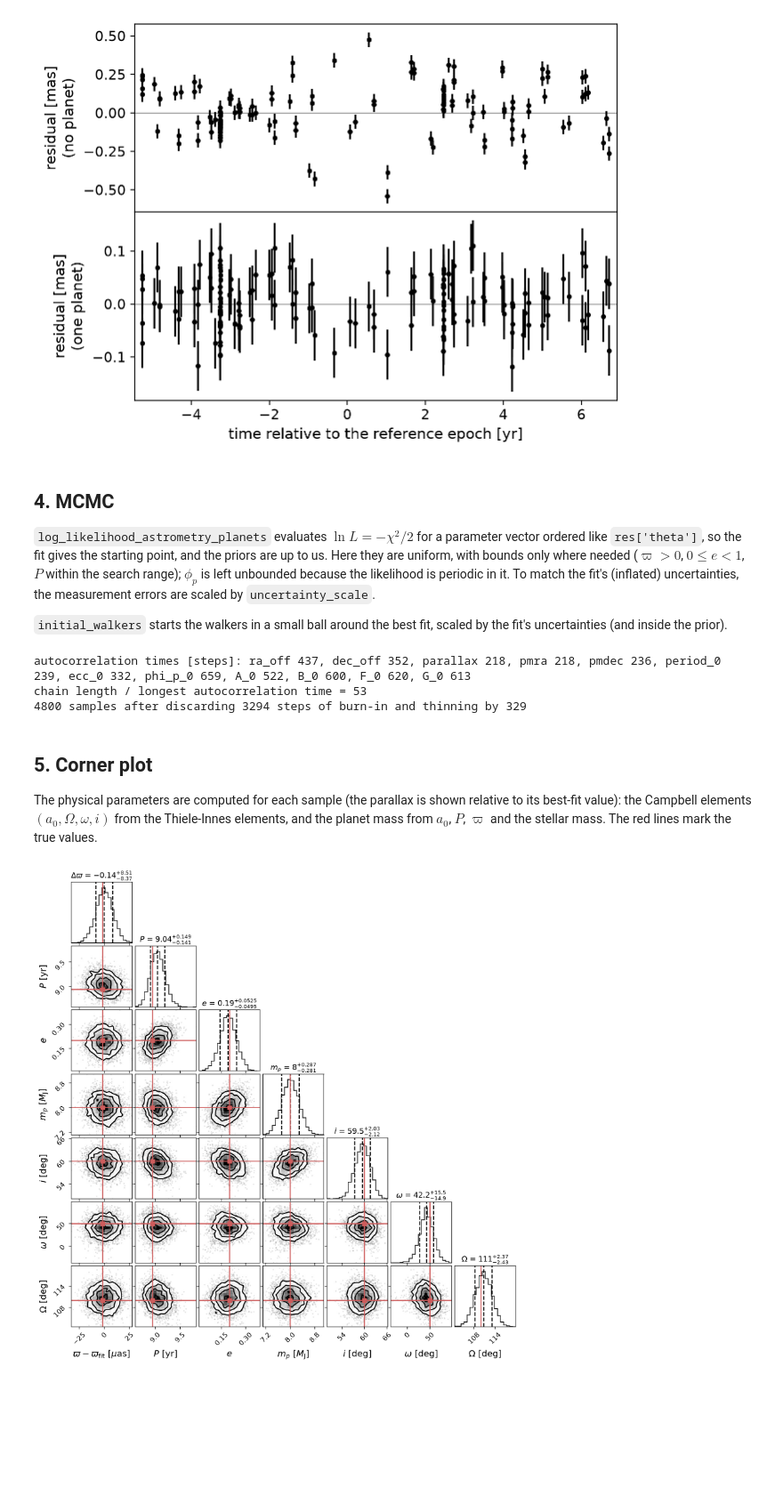
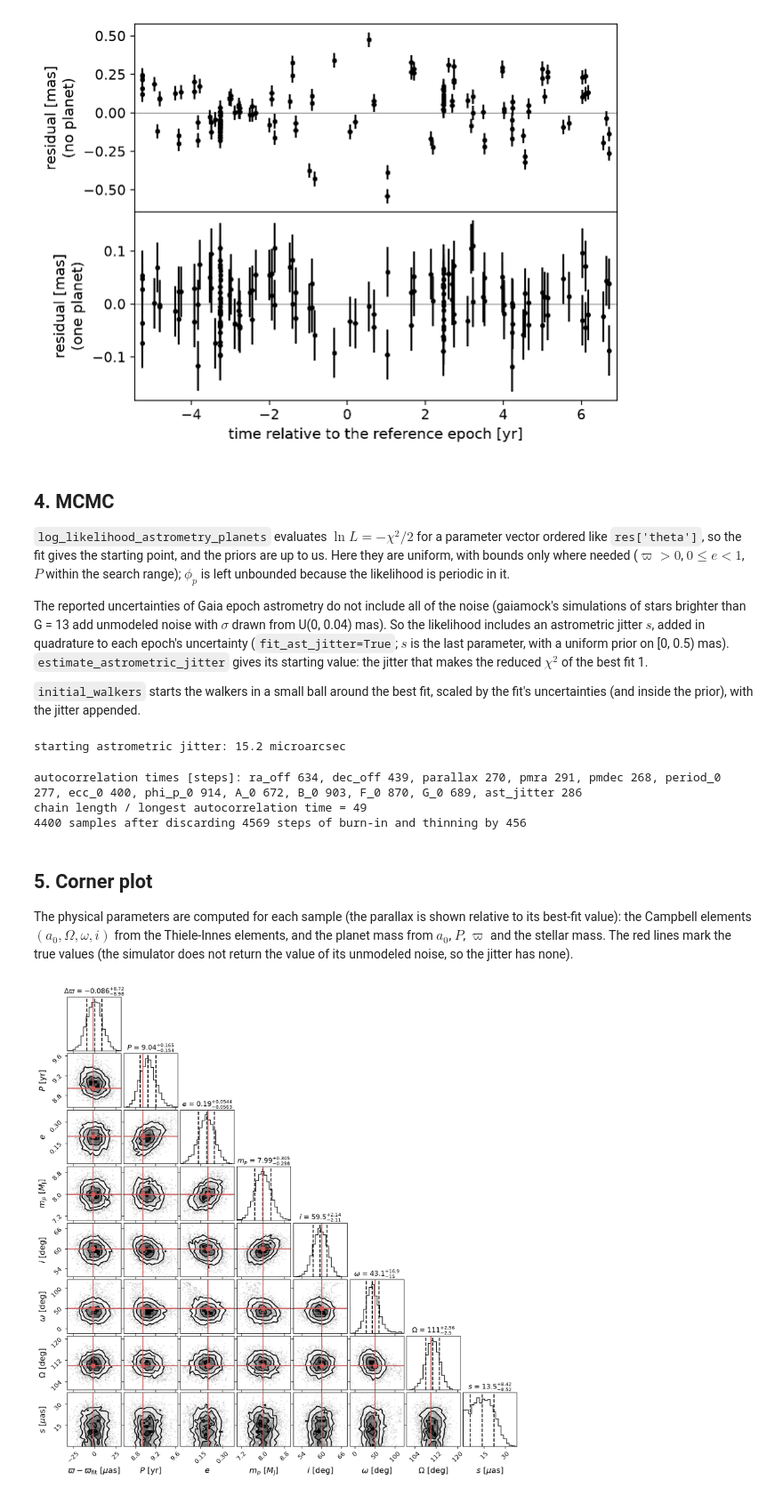
Before and after one commit to CalebLammers/gaiamockplus, a Jupyter notebook: notebooks/01_single_planet_astrometry.ipynb, the cells around one changed output. Shown at 89% size. Saved outputs shown, nothing was run; the diff lists cells and outputs as text; code cells hidden in the pictures; blank space fills up the shorter version.

Commit message:
Add a free astrometric jitter to the MCMC likelihoods (fit_ast_jitter, estimate_astrometric_jitter); use it in the example notebooks
Co-Authored-By: Claude Opus 5.5 <noreply@anthropic.com>

```diff
--- a/notebooks/01_single_planet_astrometry.ipynb
+++ b/notebooks/01_single_planet_astrometry.ipynb
@@ -119,15 +119,15 @@ binary star chi2: 169.84
 # %% [markdown]
 ## 4. MCMC
 
-`log_likelihood_astrometry_planets` evaluates $\ln L = -\chi^2/2$ for a parameter vector ordered like `res['theta']`, so the fit gives the starting point, and the priors are up to us. Here they are uniform, with bounds only where needed ($\varpi > 0$, $0 \le e < 1$, $P$ within the search range); $\phi_p$ is left unbounded because the likelihood is periodic in it. To match the fit's (inflated) uncertainties, the measurement errors are scaled by `uncertainty_scale`.
+`log_likelihood_astrometry_planets` evaluates $\ln L = -\chi^2/2$ for a parameter vector ordered like `res['theta']`, so the fit gives the starting point, and the priors are up to us. Here they are uniform, with bounds only where needed ($\varpi > 0$, $0 \le e < 1$, $P$ within the search range); $\phi_p$ is left unbounded because the likelihood is periodic in it.
 
-`initial_walkers` starts the walkers in a small ball around the best fit, scaled by the fit's uncertainties (and inside the prior).
+The reported uncertainties of Gaia epoch astrometry do not include all of the noise (gaiamock's simulations of stars brighter than G = 13 add unmodeled noise with $\sigma$ drawn from U(0, 0.04) mas). So the likelihood includes an astrometric jitter $s$, added in quadrature to each epoch's uncertainty (`fit_ast_jitter=True`; $s$ is the last parameter, with a uniform prior on [0, 0.5) mas). `estimate_astrometric_jitter` gives its starting value: the jitter that makes the reduced $\chi^2$ of the best fit 1.
+
+`initial_walkers` starts the walkers in a small ball around the best fit, scaled by the fit's uncertainties (and inside the prior), with the jitter appended.
 # %%
-err_mcmc = ast_err*res['uncertainty_scale']
-
 def log_prior(theta):
-    ra_off, dec_off, plx, pmra, pmdec, P, e, phi_p, A, B, F, G = theta
-    if 0 < plx and 10 < P < 1e4 and 0 <= e < 1:
+    ra_off, dec_off, plx, pmra, pmdec, P, e, phi_p, A, B, F, G, s = theta
+    if 0 < plx and 10 < P < 1e4 and 0 <= e < 1 and 0 <= s < 0.5:
         return 0.0
     return -np.inf
 
@@ -135,17 +135,21 @@ def log_prob(theta):
     lp = log_prior(theta)
     if not np.isfinite(lp):
         return -np.inf
-    return lp + gmp.log_likelihood_astrometry_planets(theta, t_ast_yr, psi, plx_factor, ast_obs, err_mcmc)
+    return lp + gmp.log_likelihood_astrometry_planets(theta, t_ast_yr, psi, plx_factor, ast_obs, ast_err, fit_ast_jitter=True)
 
-nwalkers, nsteps = 50, 35000
-p0 = gmp.initial_walkers(res, nwalkers, log_prob=log_prior, rng=rng)
+s0 = gmp.estimate_astrometric_jitter(res, ast_err)
+print(f'starting astrometric jitter: {1e3*s0:.1f} microarcsec')
+nwalkers, nsteps = 50, 45000
+p0 = gmp.initial_walkers(res, nwalkers, log_prob=log_prior, ast_jitter=s0, rng=rng)
 np.random.seed(23)  # emcee draws its moves from numpy's global random state
 sampler = emcee.EnsembleSampler(nwalkers, p0.shape[1], log_prob)
 sampler.run_mcmc(p0, nsteps, progress=True);
+# %% [output]
+starting astrometric jitter: 15.2 microarcsec
 # %%
-# convergence: the chain should be much longer than the autocorrelation time (emcee suggests > 50 times)
-tau = sampler.get_autocorr_time(quiet=True)
-print('autocorrelation times [steps]:', ', '.join(f'{n} {t:.0f}' for n, t in zip(res['theta_names'], tau)))
+# convergence: the chain should be much longer than the autocorrelation time (emcee suggests > 50 times; tol=0: estimate it whatever the chain length)
+tau = sampler.get_autocorr_time(tol=0)
+print('autocorrelation times [steps]:', ', '.join(f'{n} {t:.0f}' for n, t in zip(res['theta_names'] + ['ast_jitter'], tau)))
 print(f'chain length / longest autocorrelation time = {nsteps/tau.max():.0f}')
 
 # discard the burn-in (5 autocorrelation times) and thin the chain
@@ -153,29 +157,31 @@ burn, thin = int(5*tau.max()), int(tau.max()/2)
 samples = sampler.get_chain(discard=burn, thin=thin, flat=True)
 print(f'{len(samples)} samples after discarding {burn} steps of burn-in and thinning by {thin}')
 # %% [output]
-autocorrelation times [steps]: ra_off 437, dec_off 352, parallax 218, pmra 218, pmdec 236, period_0 239, ecc_0 332, phi_p_0 659, A_0 522, B_0 600, F_0 620, G_0 613
-chain length / longest autocorrelation time = 53
-4800 samples after discarding 3294 steps of burn-in and thinning by 329
+autocorrelation times [steps]: ra_off 634, dec_off 439, parallax 270, pmra 291, pmdec 268, period_0 277, ecc_0 400, phi_p_0 914, A_0 672, B_0 903, F_0 870, G_0 689, ast_jitter 286
+chain length / longest autocorrelation time = 49
+4400 samples after discarding 4569 steps of burn-in and thinning by 456
 # %% [markdown]
 ## 5. Corner plot
 
-The physical parameters are computed for each sample (the parallax is shown relative to its best-fit value): the Campbell elements $(a_0, \Omega, \omega, i)$ from the Thiele-Innes elements, and the planet mass from $a_0$, $P$, $\varpi$ and the stellar mass. The red lines mark the true values.
+The physical parameters are computed for each sample (the parallax is shown relative to its best-fit value): the Campbell elements $(a_0, \Omega, \omega, i)$ from the Thiele-Innes elements, and the planet mass from $a_0$, $P$, $\varpi$ and the stellar mass. The red lines mark the true values (the simulator does not return the value of its unmodeled noise, so the jitter has none).
 # %%
 plx_s, P_s, e_s = samples[:, 2], samples[:, 5], samples[:, 6]
 a0_s, Omega_s, w_s, inc_s = gaiamock.get_Campbell_elements(*samples[:, 8:12].T)  # from A, B, F, G
 m_s = gmp.get_dark_companion_mass(a0_mas=a0_s, period=P_s, parallax=plx_s, m1=m_star)
 w_s = fit['w'] + np.angle(np.exp(1j*(w_s - fit['w'])))  # w is an angle: keep it continuous around the best fit
 
-corner_samples = np.column_stack([1e3*(plx_s - res['parallax']), P_s/365.25, e_s, m_s/M_JUP, np.degrees(inc_s), np.degrees(w_s), np.degrees(Omega_s)])
-labels = [r'$\varpi - \varpi_\mathrm{fit}$ [$\mu$as]', r'$P$ [yr]', r'$e$', r'$m_p$ [$M_\mathrm{J}$]', r'$i$ [deg]', r'$\omega$ [deg]', r'$\Omega$ [deg]']
-truths = [1e3*(parallax - res['parallax']), planet['period']/365.25, planet['ecc'], planet['m_planet']/M_JUP, 60.0, 50.0, 110.0]
+corner_samples = np.column_stack([1e3*(plx_s - res['parallax']), P_s/365.25, e_s, m_s/M_JUP, np.degrees(inc_s), np.degrees(w_s), np.degrees(Omega_s),
+                                  1e3*samples[:, -1]])
+labels = [r'$\varpi - \varpi_\mathrm{fit}$ [$\mu$as]', r'$P$ [yr]', r'$e$', r'$m_p$ [$M_\mathrm{J}$]', r'$i$ [deg]', r'$\omega$ [deg]', r'$\Omega$ [deg]',
+          r'$s$ [$\mu$as]']
+truths = [1e3*(parallax - res['parallax']), planet['period']/365.25, planet['ecc'], planet['m_planet']/M_JUP, 60.0, 50.0, 110.0, None]
 
-titles = [r'$\Delta\varpi$', r'$P$', r'$e$', r'$m_p$', r'$i$', r'$\omega$', r'$\Omega$']
+titles = [r'$\Delta\varpi$', r'$P$', r'$e$', r'$m_p$', r'$i$', r'$\omega$', r'$\Omega$', r'$s$']
 fig = corner.corner(corner_samples, labels=labels, titles=titles, truths=truths, truth_color='indianred',
                     quantiles=[0.16, 0.5, 0.84], show_titles=True, title_fmt='.3g', max_n_ticks=3, labelpad=0.08,
                     label_kwargs=dict(fontsize=13), title_kwargs=dict(fontsize=11))
-fig.set_size_inches(10, 10)
+fig.set_size_inches(11, 11)
 plt.show()
 # %% [output]
-[figure, old version]
+[figure, new version]
 # %%
```
Also changed, not shown: parts of 1 cell of this notebook, 5 other files.
